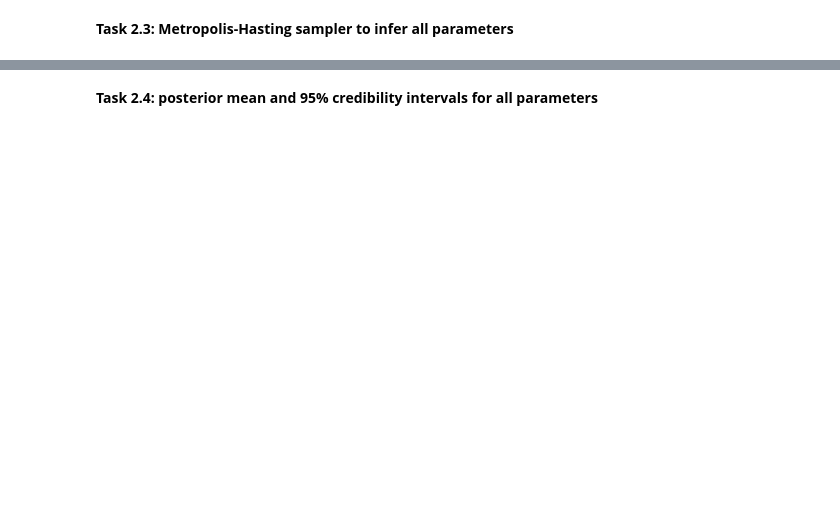
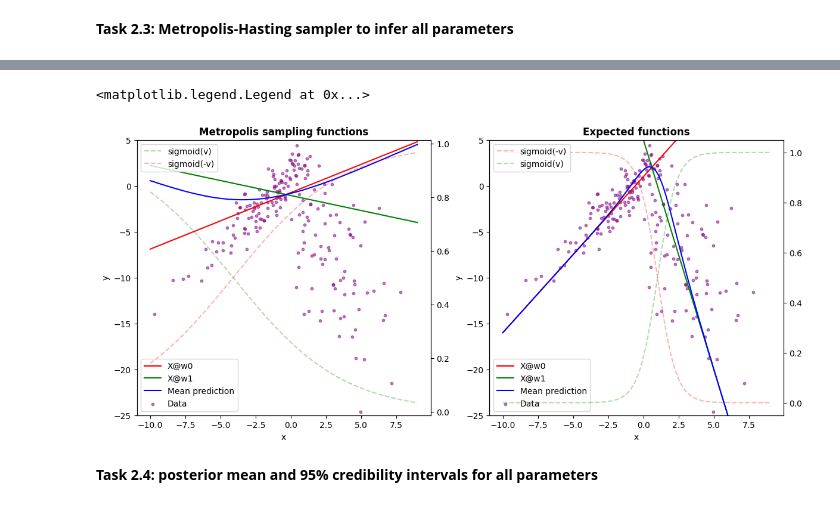
Before and after one commit to Ghjacobsen/BayesianML, a Jupyter notebook: Part2_assignment3.ipynb, the cells around one changed output, grey strips where cells are left out. Cells and saved outputs as stored; diff of their text form; code cells hidden in the pictures; blank space fills up the shorter version.

```diff
--- a/Part2_assignment3.ipynb
+++ b/Part2_assignment3.ipynb
@@ -255,3 +234,74 @@ TypeError: object of type 'numpy.float64' has no len()
+# %%
+warm_up = int(0.50*num_iterations)
+theta_mean = np.mean(thetas[warm_up:], axis=0)
+
+w0 = jnp.array([theta_mean[0],theta_mean[1]])
+w1 = jnp.array([theta_mean[2],theta_mean[3]])
+v = jnp.array([theta_mean[4],theta_mean[5]])
+tau = theta_mean[6]
+sigma0 = theta_mean[7]
+sigma1 = theta_mean[8]
+x = np.linspace(-10, 9, 500)
+
+# design matrix
+X = design_matrix(x)
+X1 = X@w1
+X0 = X@w0
+
+fig, axes = plt.subplots(1, 2, figsize=(14, 6))
+
+#### Metro-Hastings samples mean:
+
+y = sigmoid(X@v)*X1 + sigmoid(-X@v)*X0
+ax2 = axes[0].twinx()
+
+ax2.plot(x,sigmoid(X@v),'--', color='green', alpha=0.3, label='sigmoid(v)')
+ax2.plot(x,sigmoid(-X@v),'--', color='red', alpha=0.3, label='sigmoid(-v)')
+ax2.legend(loc='upper left')
+
+axes[0].plot(x, X0, color='red', label='X@w0')
+axes[0].plot(x, X1, color='green', label='X@w1')
+axes[0].plot(x, y, color='blue', label='Mean prediction')
+
+# plot contour of log joint distribution and data
+axes[0].set_title('Metropolis sampling functions', fontweight='bold')
+axes[0].set_xlabel('x')
+axes[0].set_ylabel('y')
+
+#log_joint_vectorized = vmap(lambda xi, yi: log_joint(yi, xi, theta_mean))
+axes[0].set_ylim(-25,5)
+axes[0].scatter(x_data, y_data, c='purple', s=10, alpha=0.5, label='Data')
+axes[0].legend(loc='lower left')
+
+
+#### What I expect to see:
+w0_expect = np.array([1.7,1])
+w1_expect = np.array([-5,5])
+v_expect = np.array([1.5,-1.5])
+
+y_expect = sigmoid(X@v_expect)*(X@w1_expect) + (1-sigmoid(X@v_expect))*(X@w0_expect)
+
+
+ax3 = axes[1].twinx()
+
+ax3.plot(x,sigmoid(-X@v_expect),'--', color='red', alpha=0.3, label='sigmoid(-v)')
+ax3.plot(x,sigmoid(X@v_expect),'--', color='green', alpha=0.3, label='sigmoid(v)')
+ax3.legend(loc='upper left')
+
+axes[1].plot(x, X@w0_expect, color='red', label='X@w0')
+axes[1].plot(x, X@w1_expect, color='green', label='X@w1')
+axes[1].plot(x, y_expect, color='blue', label='Mean prediction')
+axes[1].set_title('Expected functions', fontweight='bold')
+axes[1].set_xlabel('x')
+axes[1].set_ylabel('y')
+
+#log_joint_vectorized = vmap(lambda xi, yi: log_joint(yi, xi, theta_mean))
+axes[1].set_ylim(-25,5)
+axes[1].scatter(x_data, y_data, c='purple', s=10, alpha=0.5, label='Data')
+axes[1].legend(loc='lower left')
+# %% [output]
+<matplotlib.legend.Legend at 0x...>
+[figure, added]
 # %% [markdown]
 **Task 2.4: posterior mean and 95% credibility intervals for all parameters**
 # %%
```
Also changed, not shown: parts of 11 cells of this notebook.
